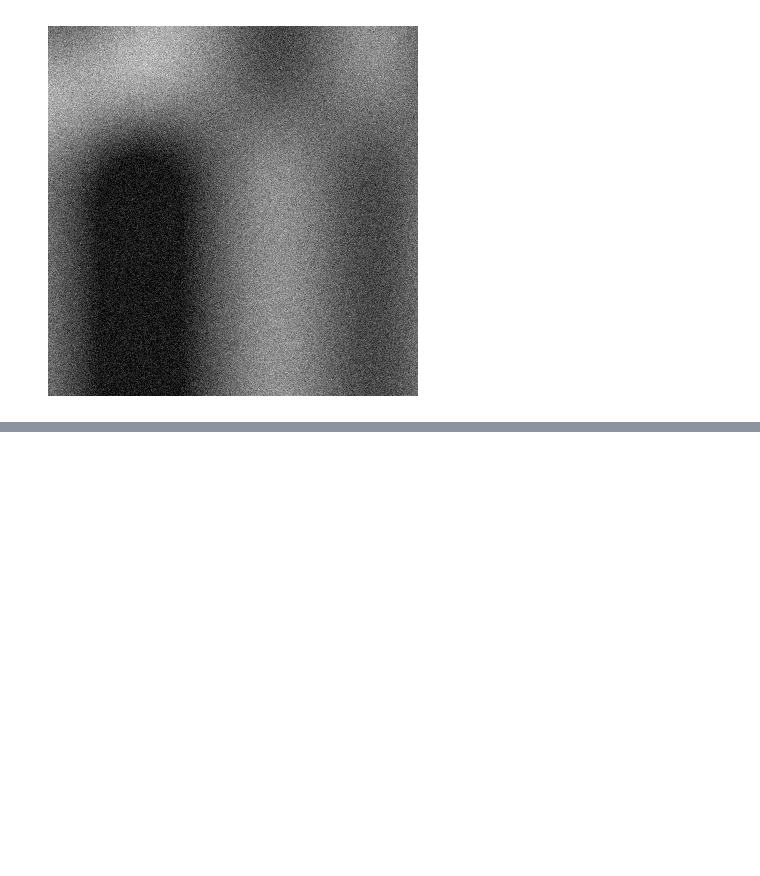
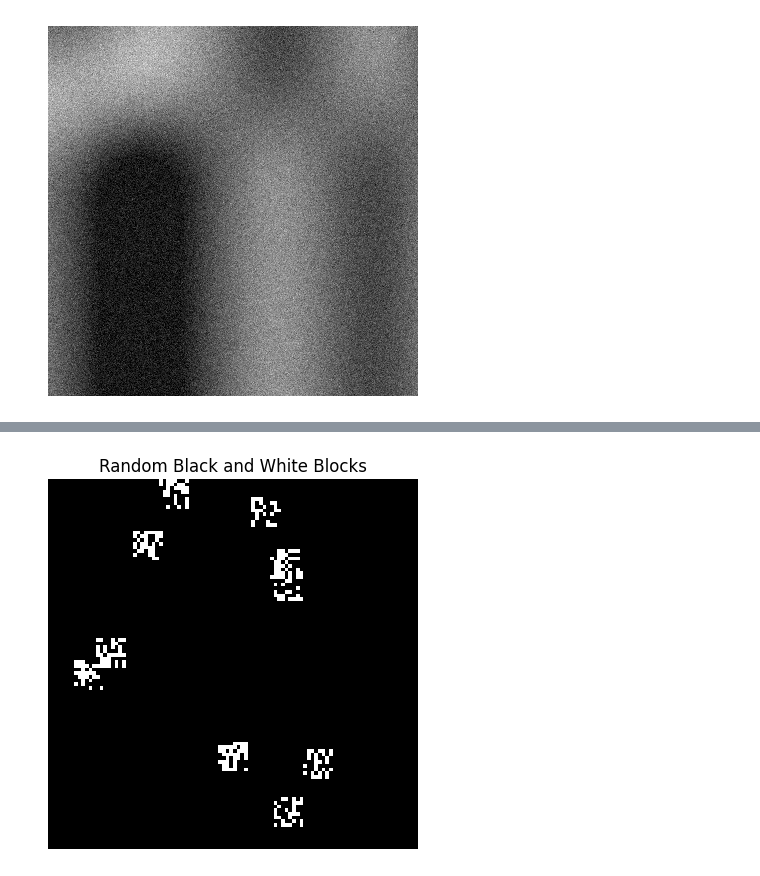
Before and after one commit to nzelenyy/space-hackathon-2025, a Jupyter notebook: Problem_3/1.ipynb, the cells around one changed output, grey strips where cells are left out. Saved outputs shown, nothing was run; the diff lists cells and outputs as text; code cells hidden in the pictures; blank space fills up the shorter version.

```diff
--- a/Problem_3/1.ipynb
+++ b/Problem_3/1.ipynb
@@ -53,0 +55,31 @@ save_image_to_file(a)
+# %%
+import numpy as np
+import matplotlib.pyplot as plt
+
+# Parameters
+image_height, image_width = 100, 100  # Size of the image
+block_size = 8  # Diameter of each block
+num_blocks = 10  # Number of random blocks
+
+# Create a blank black-and-white image (all pixels set to False initially)
+image = np.zeros((image_height, image_width), dtype=bool)
+
+# Generate random blocks
+for _ in range(num_blocks):
+    # Randomly choose the top-left corner of the block
+    start_x = np.random.randint(0, image_width - block_size + 1)
+    start_y = np.random.randint(0, image_height - block_size + 1)
+
+    # Randomly fill the block with black (False) or white (True) pixels
+    block = np.random.choice([False, True], size=(block_size, block_size))
+
+    # Place the block in the image
+    image[start_y:start_y + block_size, start_x:start_x + block_size] = block
+
+# Display the image
+plt.imshow(image, cmap='gray')
+plt.title("Random Black and White Blocks")
+plt.axis('off')
+plt.show()
+# %% [output]
+[figure, added]
```
Also changed, not shown: parts of 2 cells of this notebook, 3 other files.
